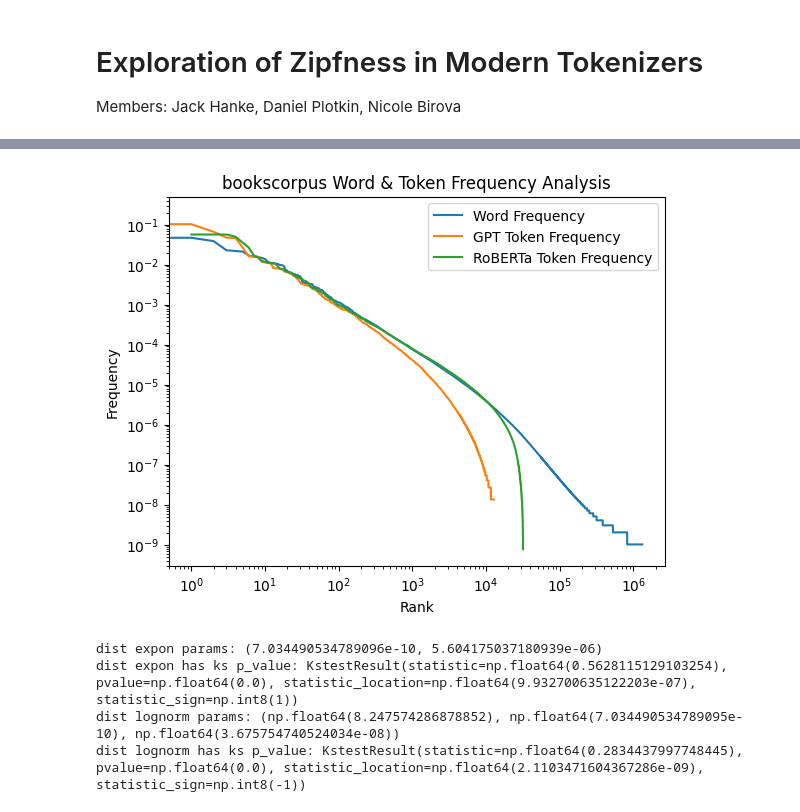
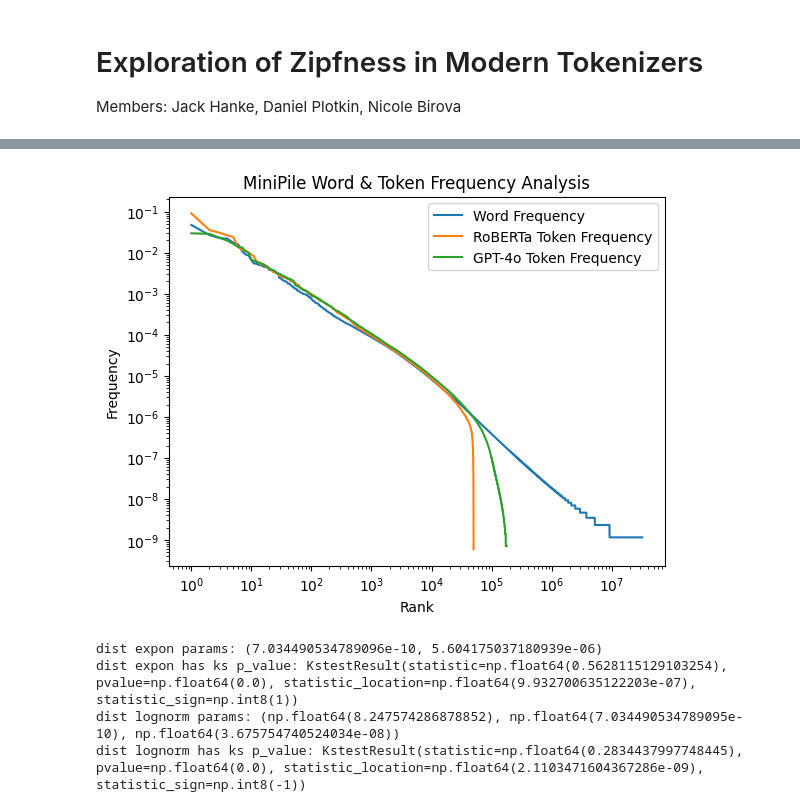
Before and after one commit to JackHanke/nlpsem, a Jupyter notebook: workspace.ipynb, the cells around one changed output, grey strips where cells are left out. Drawn from its saved outputs; the diff is of its cells as text; code cells hidden in the pictures.

```diff
--- a/workspace.ipynb
+++ b/workspace.ipynb
@@ -216,21 +243,21 @@ you 0.016010355516444277
 # %%
 #
 import matplotlib.pyplot as plt
 from math import log
 
-plt.plot([key_num for key_num, key in enumerate(bookscorpus_word_frequencies)], [float(value) for key, value in bookscorpus_word_frequencies.items()], label='Word Frequency')
-plt.plot([key_num for key_num, key in enumerate(bookscorpus_gpt_token_frequencies)], [float(value) for key, value in bookscorpus_gpt_token_frequencies.items()], label='GPT Token Frequency')
-plt.plot([key_num+1 for key_num, key in enumerate(bookscorpus_roberta_token_frequencies)], [float(value) for key, value in bookscorpus_roberta_token_frequencies.items()], label='RoBERTa Token Frequency')
+plt.plot([key_num+1 for key_num, key in enumerate(minipile_word_frequencies)], [float(value) for key, value in minipile_word_frequencies.items()], label='Word Frequency')
+plt.plot([key_num+1 for key_num, key in enumerate(minipile_roberta_token_frequencies)], [float(value) for key, value in minipile_roberta_token_frequencies.items()], label='RoBERTa Token Frequency')
+plt.plot([key_num+1 for key_num, key in enumerate(minipile_gpt_token_frequencies)], [float(value) for key, value in minipile_gpt_token_frequencies.items()], label='GPT-4o Token Frequency')
 # plt.title(f'MiniPile Word & Token Frequency Analysis')
-plt.title(f'bookscorpus Word & Token Frequency Analysis')
+plt.title(f'MiniPile Word & Token Frequency Analysis')
 plt.xlabel(f'Rank')
 plt.ylabel(f'Frequency')
 plt.yscale(f'log')
 plt.xscale(f'log')
 plt.legend()
 plt.show()
 # %% [output]
-[figure, old version]
+[figure, new version]
 # %%
 import scipy
 # import scipy.stats as stats
```
Also changed, not shown: parts of 2 cells of this notebook, 5 other files.
